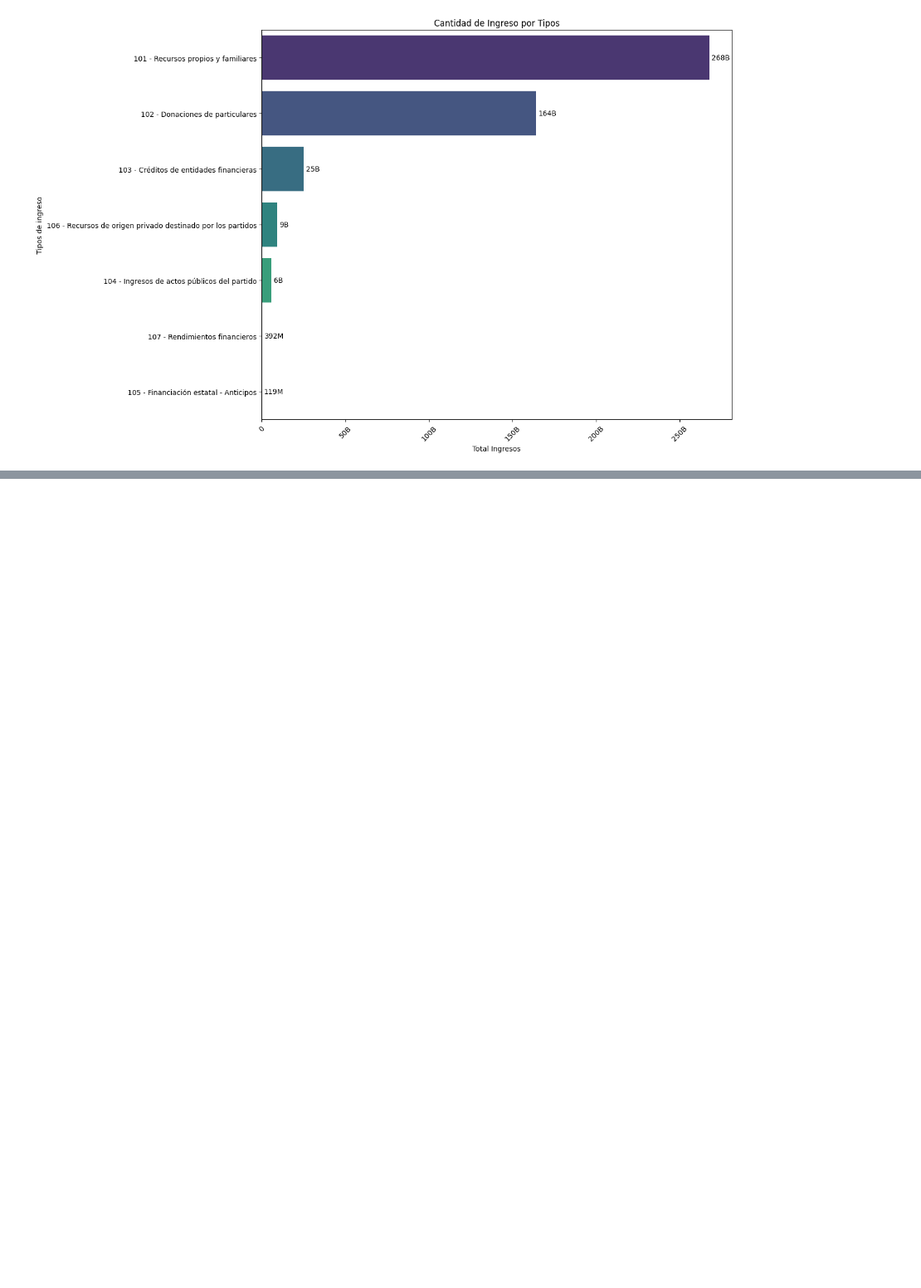
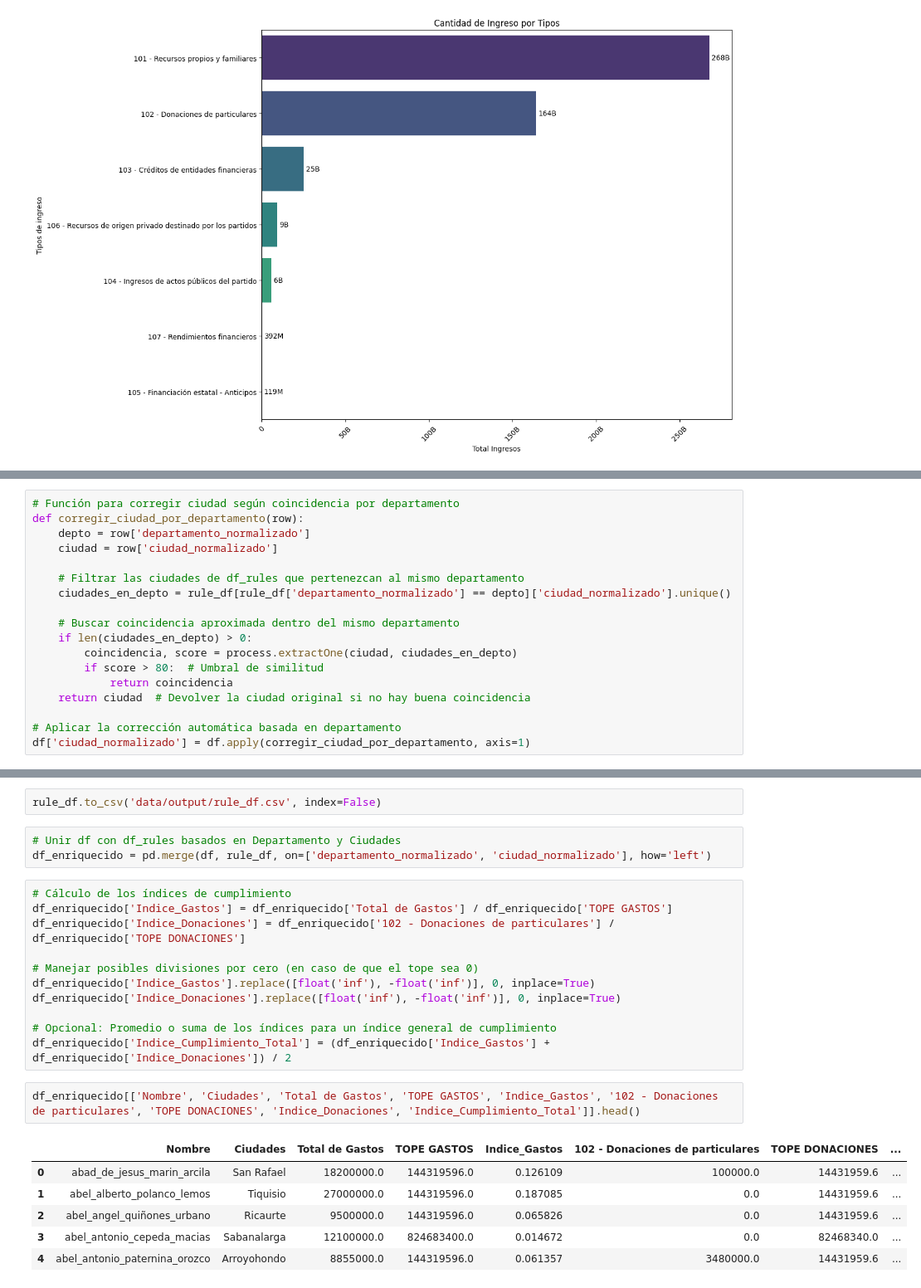
Before and after one commit to SergioOteroxD/data-pa-la-democracia, a Jupyter notebook: main.ipynb, the cells around one changed output, grey strips where cells are left out. Shown: that part at 83% size. Cells and saved outputs as stored; diff of their text form; blank space fills up the shorter version.

```diff
--- a/main.ipynb
+++ b/main.ipynb
@@ -732,0 +861,18 @@ plt.show()
+# %%
+# Función para corregir ciudad según coincidencia por departamento
+def corregir_ciudad_por_departamento(row):
+    depto = row['departamento_normalizado']
+    ciudad = row['ciudad_normalizado']
+
+    # Filtrar las ciudades de df_rules que pertenezcan al mismo departamento
+    ciudades_en_depto = rule_df[rule_df['departamento_normalizado'] == depto]['ciudad_normalizado'].unique()
+
+    # Buscar coincidencia aproximada dentro del mismo departamento
+    if len(ciudades_en_depto) > 0:
+        coincidencia, score = process.extractOne(ciudad, ciudades_en_depto)
+        if score > 80:  # Umbral de similitud
+            return coincidencia
+    return ciudad  # Devolver la ciudad original si no hay buena coincidencia
+
+# Aplicar la corrección automática basada en departamento
+df['ciudad_normalizado'] = df.apply(corregir_ciudad_por_departamento, axis=1)
@@ -732,0 +926,25 @@ plt.show()
+# %%
+rule_df.to_csv('data/output/rule_df.csv', index=False)
+# %%
+# Unir df con df_rules basados en Departamento y Ciudades
+df_enriquecido = pd.merge(df, rule_df, on=['departamento_normalizado', 'ciudad_normalizado'], how='left')
+# %%
+# Cálculo de los índices de cumplimiento
+df_enriquecido['Indice_Gastos'] = df_enriquecido['Total de Gastos'] / df_enriquecido['TOPE GASTOS']
+df_enriquecido['Indice_Donaciones'] = df_enriquecido['102 - Donaciones de particulares'] / df_enriquecido['TOPE DONACIONES']
+
+# Manejar posibles divisiones por cero (en caso de que el tope sea 0)
+df_enriquecido['Indice_Gastos'].replace([float('inf'), -float('inf')], 0, inplace=True)
+df_enriquecido['Indice_Donaciones'].replace([float('inf'), -float('inf')], 0, inplace=True)
+
+# Opcional: Promedio o suma de los índices para un índice general de cumplimiento
+df_enriquecido['Indice_Cumplimiento_Total'] = (df_enriquecido['Indice_Gastos'] + df_enriquecido['Indice_Donaciones']) / 2
+# %%
+df_enriquecido[['Nombre', 'Ciudades', 'Total de Gastos', 'TOPE GASTOS', 'Indice_Gastos', '102 - Donaciones de particulares', 'TOPE DONACIONES', 'Indice_Donaciones', 'Indice_Cumplimiento_Total']].head()
+# %% [output]
+|  | Nombre | Ciudades | Total de Gastos | TOPE GASTOS | Indice_Gastos | 102 - Donaciones de particulares | TOPE DONACIONES | ... |
+| 0 | abad_de_jesus_marin_arcila | San Rafael | 18200000.0 | 144319596.0 | 0.126109 | 100000.0 | 14431959.6 | ... |
+| 1 | abel_alberto_polanco_lemos | Tiquisio | 27000000.0 | 144319596.0 | 0.187085 | 0.0 | 14431959.6 | ... |
+| 2 | abel_angel_quiñones_urbano | Ricaurte | 9500000.0 | 144319596.0 | 0.065826 | 0.0 | 14431959.6 | ... |
+| 3 | abel_antonio_cepeda_macias | Sabanalarga | 12100000.0 | 824683400.0 | 0.014672 | 0.0 | 82468340.0 | ... |
+| 4 | abel_antonio_paternina_orozco | Arroyohondo | 8855000.0 | 144319596.0 | 0.061357 | 3480000.0 | 14431959.6 | ... |
```
Also changed, not shown: parts of 21 cells of this notebook, 10 other files.
